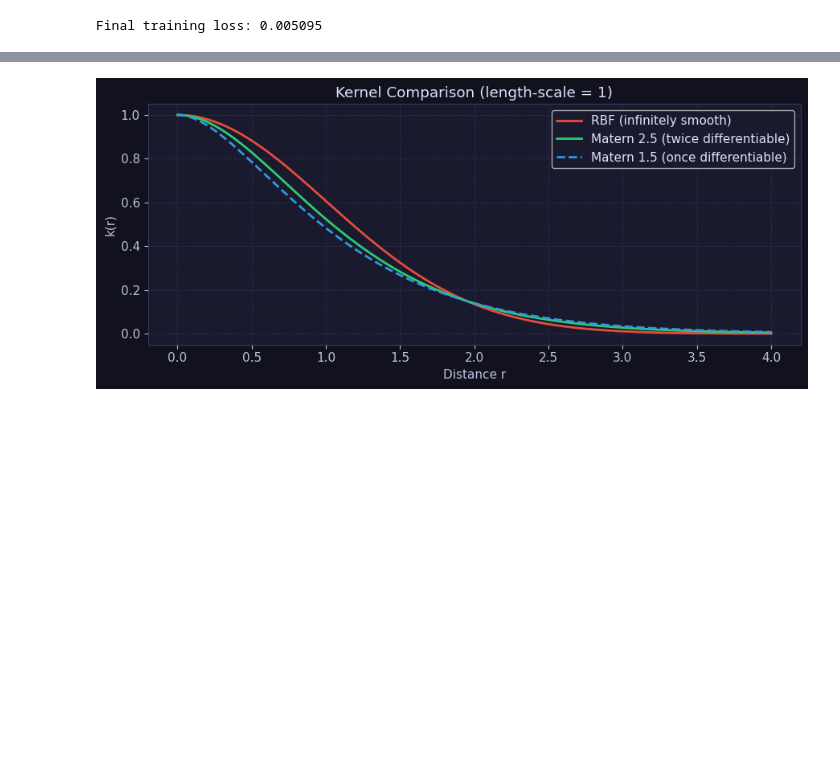
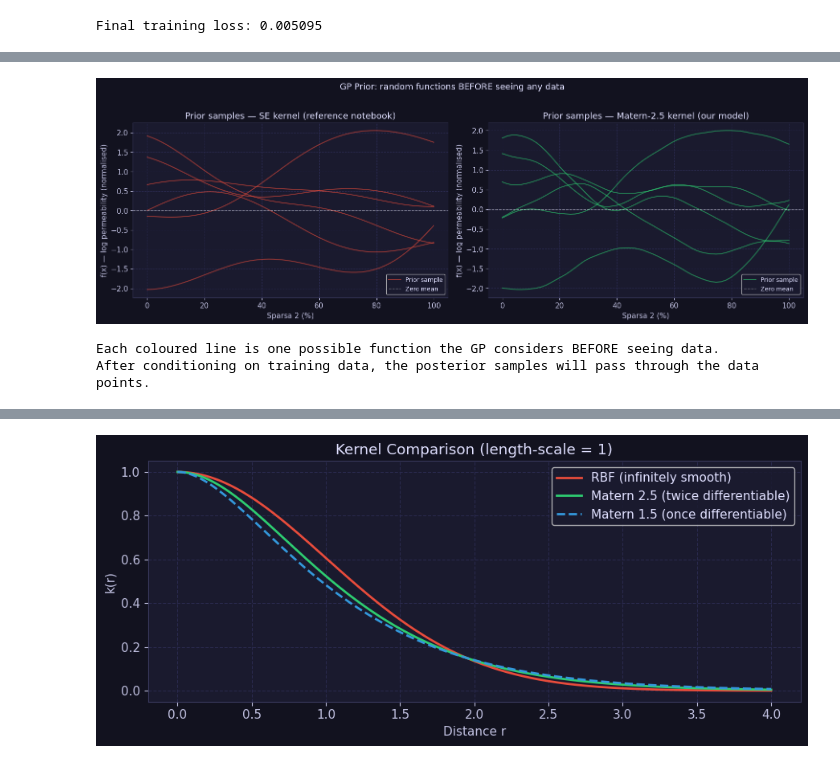
Before and after one commit to matthewindelicarto/permeability-model, a Jupyter notebook: models.ipynb, the cells around one changed output, grey strips where cells are left out. Drawn from its saved outputs; the diff is of its cells as text; code cells hidden in the pictures; blank space fills up the shorter version.

```diff
--- a/models.ipynb
+++ b/models.ipynb
@@ -432,0 +682,42 @@ Final training loss: 0.005095
+# %%
+# ── Sample random functions from the GP prior ───────────────────────────
+# 1D slice: vary S2 from 0->1, C1 = 1-S2, S1=0, C2=0
+np.random.seed(42)
+s2_vals = np.linspace(0, 1, 60)
+X_1d = np.column_stack([np.zeros(60), s2_vals, 1-s2_vals, np.zeros(60)])
+
+fig, axes = plt.subplots(1, 2, figsize=(15, 5))
+
+for ax, (KernelClass, kname, col) in zip(axes, [
+    (SquaredExponentialKernel, 'SE kernel (reference notebook)', '#e74c3c'),
+    (Matern25Kernel,           'Matern-2.5 kernel (our model)',  '#2ecc71'),
+]):
+    kernel = KernelClass(sigma_f=1.0, ell=0.5)
+    K_prior = cov_matrix(X_1d, X_1d, kernel)
+    K_prior += 1e-8 * np.eye(len(X_1d))   # jitter for numerical stability
+
+    # Draw 6 random function samples from the prior
+    np.random.seed(0)
+    for i in range(6):
+        sample = np.random.multivariate_normal(np.zeros(len(X_1d)), K_prior)
+        ax.plot(s2_vals * 100, sample, alpha=0.55, lw=1.5,
+                color=col, label='Prior sample' if i == 0 else '')
+
+    ax.axhline(0, color='white', lw=1, ls='--', alpha=0.4, label='Zero mean')
+    ax.set_xlabel('Sparsa 2 (%)')
+    ax.set_ylabel('f(x) — log permeability (normalised)')
+    ax.set_title(f'Prior samples — {kname}', color='#e0e0ff')
+    ax.legend(fontsize=9)
+    ax.grid(True)
+
+plt.suptitle('GP Prior: random functions BEFORE seeing any data',
+             color='#e0e0ff', fontsize=13, y=1.02)
+plt.tight_layout()
+plt.show()
+
+print('Each coloured line is one possible function the GP considers BEFORE seeing data.')
+print('After conditioning on training data, the posterior samples will pass through the data points.')
+# %% [output]
+[figure, added]
+Each coloured line is one possible function the GP considers BEFORE seeing data.
+After conditioning on training data, the posterior samples will pass through the data points.
```
Also changed, not shown: parts of 23 cells of this notebook.
